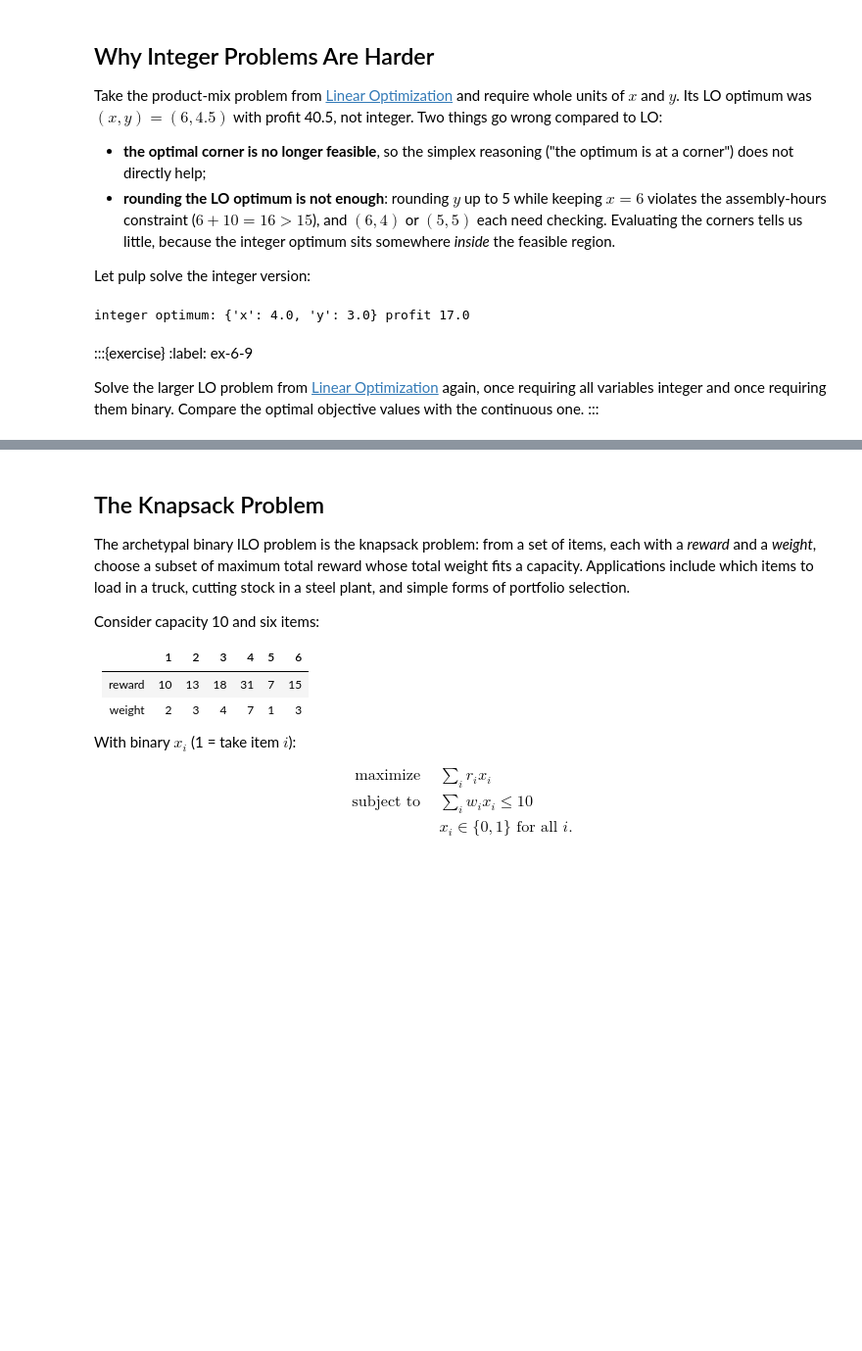
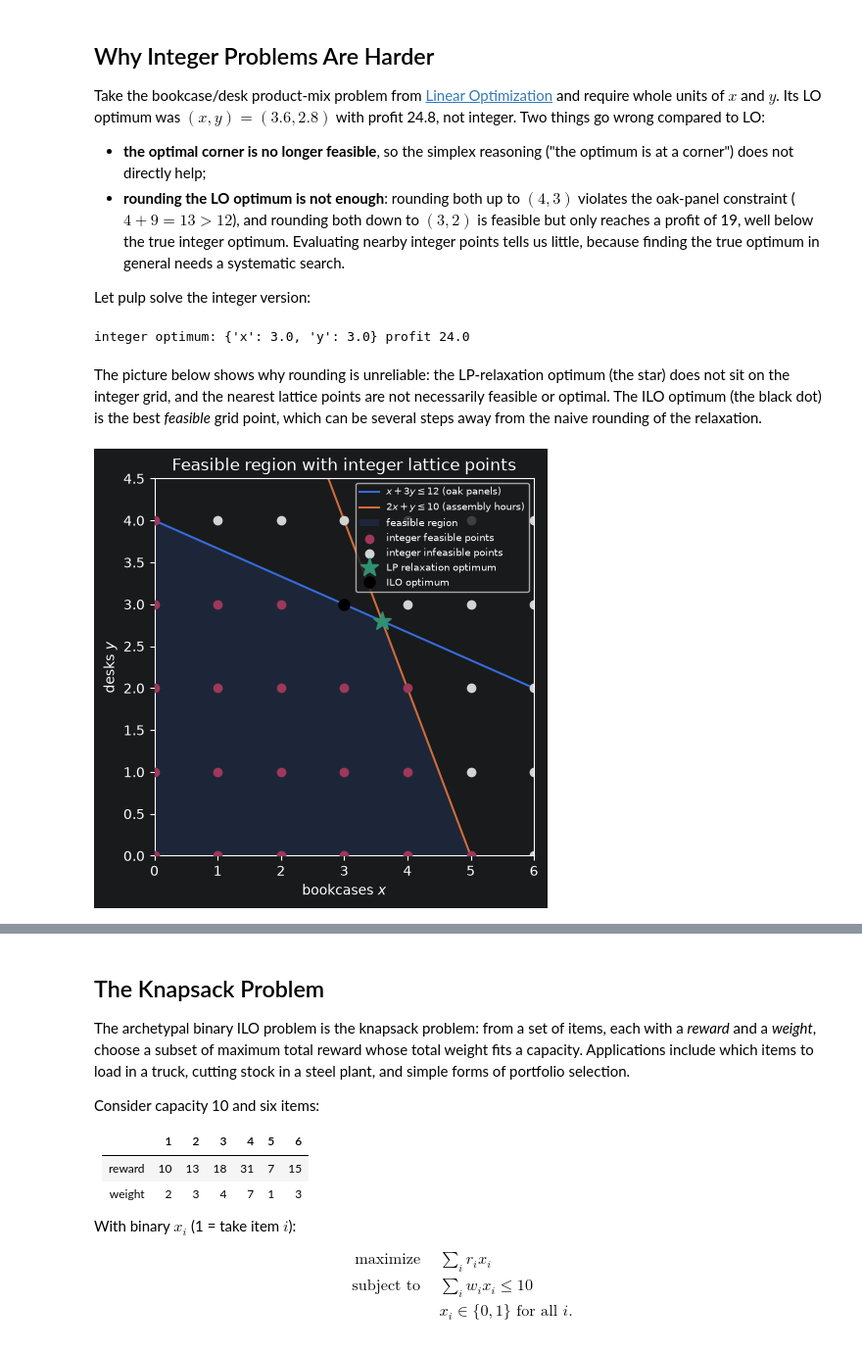
Before and after one commit to UvA-SSO/simopt-lecture-notes, a Jupyter notebook: notebooks/lecture8_integer-optimization.ipynb, the cells around one changed output, grey strips where cells are left out. Shown at 98% size. Cells and saved outputs as stored; diff of their text form; code cells hidden in the pictures; blank space fills up the shorter version.

```diff
--- a/notebooks/lecture8_integer-optimization.ipynb
+++ b/notebooks/lecture8_integer-optimization.ipynb
@@ -35,22 +39,24 @@ except ModuleNotFoundError:  # pulp is not preinstalled on Google Colab
 # %% [markdown]
 ## Why Integer Problems Are Harder
 
-Take the product-mix problem from [Linear Optimization](lecture8_linear-optimization.ipynb)
-and require whole units of $x$ and $y$. Its LO optimum was $(x, y) = (6, 4.5)$ with profit
-40.5, not integer. Two things go wrong compared to LO:
+Take the bookcase/desk product-mix problem from
+[Linear Optimization](lecture8_linear-optimization.ipynb) and require whole units of $x$
+and $y$. Its LO optimum was $(x, y) = (3.6, 2.8)$ with profit 24.8, not integer. Two
+things go wrong compared to LO:
 
 - **the optimal corner is no longer feasible**, so the simplex reasoning ("the optimum is
   at a corner") does not directly help;
-- **rounding the LO optimum is not enough**: rounding $y$ up to 5 while keeping $x = 6$
-  violates the assembly-hours constraint ($6 + 10 = 16 > 15$), and $(6, 4)$ or $(5, 5)$
-  each need checking. Evaluating the corners tells us little, because the integer optimum
-  sits somewhere *inside* the feasible region.
+- **rounding the LO optimum is not enough**: rounding both up to $(4, 3)$ violates the
+  oak-panel constraint ($4 + 9 = 13 > 12$), and rounding both down to $(3, 2)$ is feasible
+  but only reaches a profit of 19, well below the true integer optimum. Evaluating nearby
+  integer points tells us little, because finding the true optimum in general needs a
+  systematic search.
 
 Let pulp solve the integer version:
 # %%
 profit = {"x": 3, "y": 5}
-use = {"oak panels": {"x": 1, "y": 0}, "assembly hours": {"x": 1, "y": 2}}
-available = {"oak panels": 6, "assembly hours": 15}
+use = {"oak panels": {"x": 1, "y": 3}, "assembly hours": {"x": 2, "y": 1}}
+available = {"oak panels": 12, "assembly hours": 10}
 products = list(profit)
 
 int_mix = pulp.LpProblem(name="integer_product_mix", sense=pulp.LpMaximize)
@@ -61,13 +67,38 @@ for r, cap in available.items():
 int_mix.solve(pulp.PULP_CBC_CMD(msg=False))
 print("integer optimum:", {p: q[p].value() for p in products}, "profit", int_mix.objective.value())
 # %% [output]
-integer optimum: {'x': 4.0, 'y': 3.0} profit 17.0
+integer optimum: {'x': 3.0, 'y': 3.0} profit 24.0
 # %% [markdown]
-:::{exercise}
-:label: ex-6-9
-
-Solve the larger LO problem from [Linear Optimization](lecture8_linear-optimization.ipynb)
-again, once requiring all variables integer and once requiring them binary. Compare the
-optimal objective values with the continuous one.
-:::
+The picture below shows why rounding is unreliable: the LP-relaxation optimum (the star)
+does not sit on the integer grid, and the nearest lattice points are not necessarily
+feasible or optimal. The ILO optimum (the black dot) is the best *feasible* grid point,
+which can be several steps away from the naive rounding of the relaxation.
+# %%
+x_grid = np.linspace(0, 6, 200)
+plt.figure(figsize=(5, 5))
+plt.plot(x_grid, (12 - x_grid) / 3, color="C0", label=r"$x + 3y \leq 12$ (oak panels)")
+plt.plot(x_grid, 10 - 2 * x_grid, color="C1", label=r"$2x + y \leq 10$ (assembly hours)")
+y_upper = np.minimum((12 - x_grid) / 3, 10 - 2 * x_grid)
+plt.fill_between(x_grid, 0, y_upper, where=(y_upper >= 0), alpha=0.15, label="feasible region")
+
+xs, ys = np.meshgrid(range(7), range(5))
+feasible = (xs + 3 * ys <= 12) & (2 * xs + ys <= 10)
+plt.scatter(xs[feasible], ys[feasible], color="C2", zorder=3, label="integer feasible points")
+plt.scatter(
+    xs[~feasible], ys[~feasible], color="lightgrey", zorder=2, label="integer infeasible points"
+)
+
+plt.plot(3.6, 2.8, "C3*", markersize=14, zorder=4, label="LP relaxation optimum")
+x_int, y_int = q["x"].value(), q["y"].value()
+plt.plot(x_int, y_int, "ko", markersize=8, zorder=4, label="ILO optimum")
+
+plt.xlim(0, 6)
+plt.ylim(0, 4.5)
+plt.xlabel("bookcases $x$")
+plt.ylabel("desks $y$")
+plt.legend(loc="upper right", fontsize=7)
+plt.title("Feasible region with integer lattice points")
+plt.show()
+# %% [output]
+[figure, added]
 # %% [markdown]
```
Also changed, not shown: parts of 8 cells of this notebook, 41 other files.
